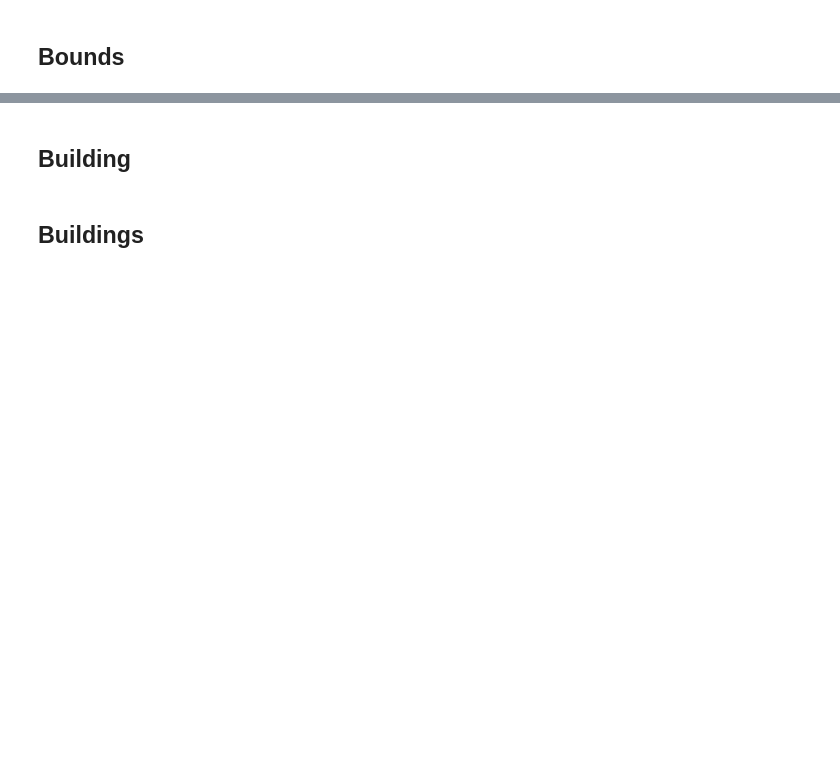
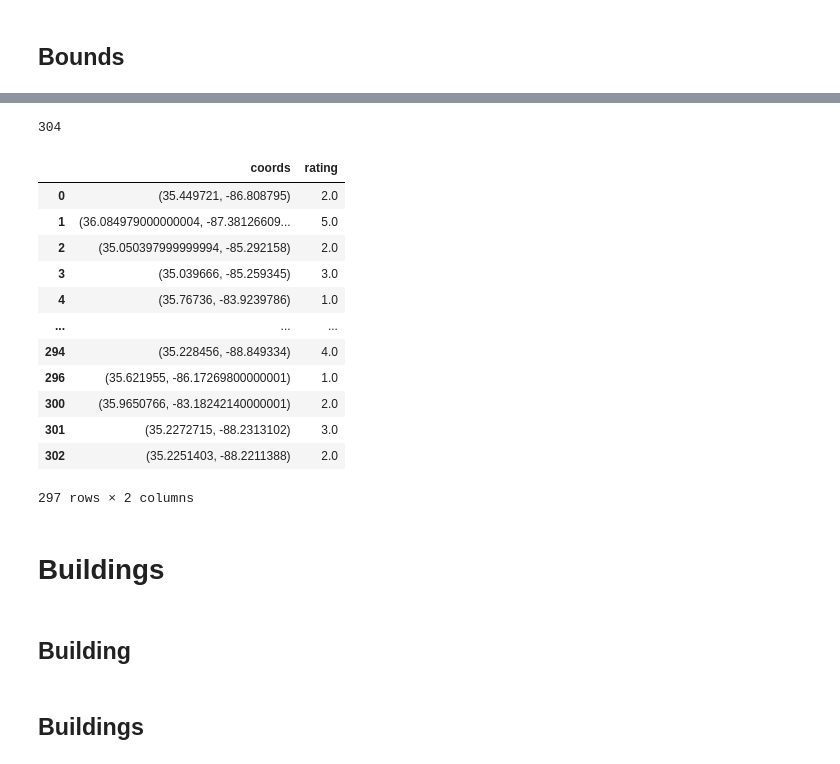
Before and after one commit to raustin9/MRI-America, a Jupyter notebook: preprocessing/ct.ipynb, the cells around one changed output, grey strips where cells are left out. Drawn from its saved outputs; the diff is of its cells as text; code cells hidden in the pictures; blank space fills up the shorter version.

```diff
--- a/preprocessing/ct.ipynb
+++ b/preprocessing/ct.ipynb
@@ -165,3 +439,59 @@ class Bounds:
+# %%
+TARGET_VALUE = 'Overall Rating'
+
+def scope():
+    providers_dict = {}
+    rating_list = []
+    in_state_providers = providers[providers['State'] == 'TN']
+    it = auto.tqdm.auto.tqdm(in_state_providers.iterrows())
+    print(len(in_state_providers))
+
+    for index, row in it:
+        state = row['State']
+        city  = row['City/Town']
+        addr  = row['Provider Address']
+
+        full_address = f'{addr}, {city}, {state}'
+        coords = addr_to_coords(full_address)
+        rating_list.append({'coords': coords, 'rating': float(row[TARGET_VALUE])})
+        # providers_dict[coords] = float(row[TARGET_VALUE])
+        auto.time.sleep(0.75)
+
+    # return providers_dict
+    return rating_list
+
+values = scope()
+# %% [output]
+304
+# %%
+provider_ratings = values
+# %%
+def scope(save=False):
+    data = auto.pandas.DataFrame(provider_ratings)
+    data = data.dropna(subset='rating') # discard locations without a rating
+
+    if save:
+        data.to_csv(f'{config.app.state}-ratings.csv')
+    return data
+
+rating_df = scope(save=False)
+/display rating_df
+# %% [output]
+|  | coords | rating |
+| 0 | (35.449721, -86.808795) | 2.0 |
+| 1 | (36.084979000000004, -87.38126609... | 5.0 |
+| 2 | (35.050397999999994, -85.292158) | 2.0 |
+| 3 | (35.039666, -85.259345) | 3.0 |
+| 4 | (35.76736, -83.9239786) | 1.0 |
+| ... | ... | ... |
+| 294 | (35.228456, -88.849334) | 4.0 |
+| 296 | (35.621955, -86.17269800000001) | 1.0 |
+| 300 | (35.9650766, -83.18242140000001) | 2.0 |
+| 301 | (35.2272715, -88.2313102) | 3.0 |
+| 302 | (35.2251403, -88.2211388) | 2.0 |
+297 rows × 2 columns
+# %% [markdown]
+# Buildings
 # %% [markdown]
 ## Building
 # %%
```
Also changed, not shown: parts of 23 cells of this notebook, 4 other files.
